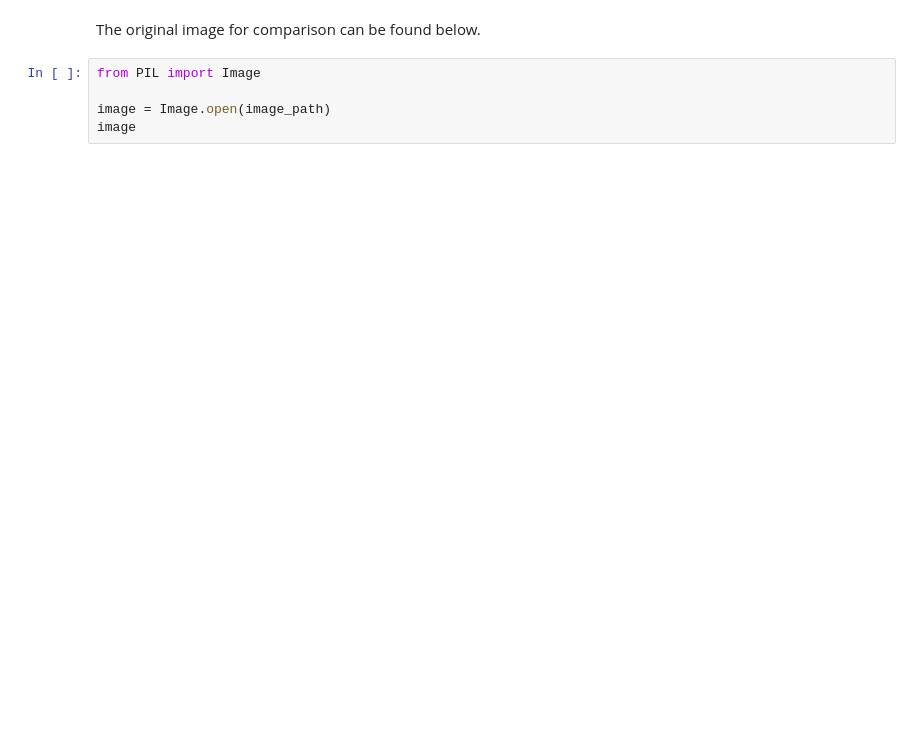
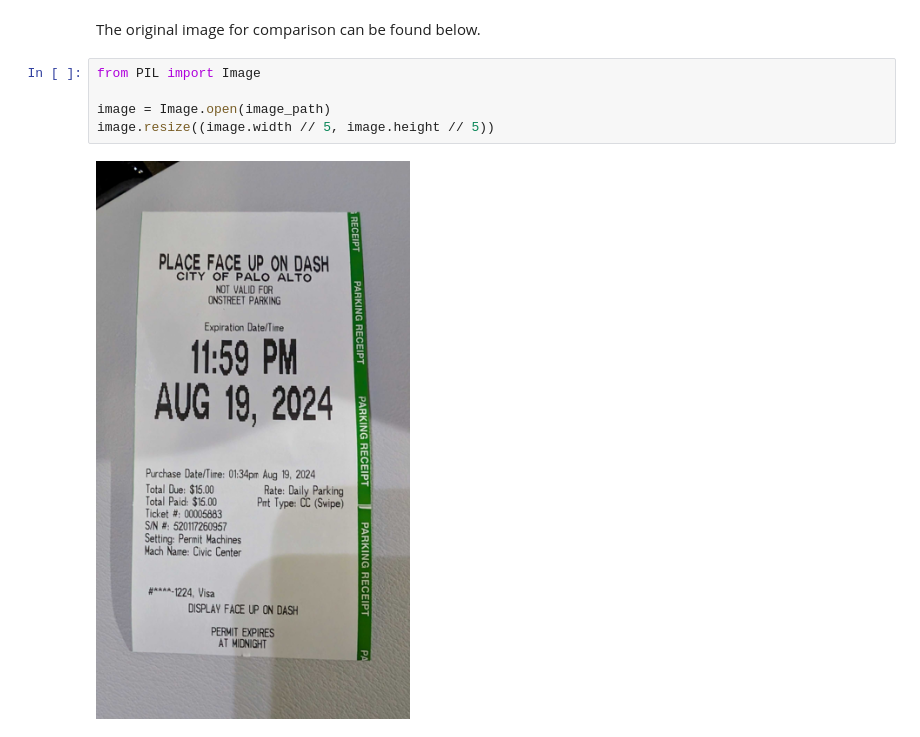
Before and after one commit to Lennartstachowiak/ChatDev, a Jupyter notebook: mistral/ocr/structured_ocr.ipynb, the cells around one changed output. Saved outputs shown, nothing was run; the diff lists cells and outputs as text; blank space fills up the shorter version.

```diff
--- a/mistral/ocr/structured_ocr.ipynb
+++ b/mistral/ocr/structured_ocr.ipynb
@@ -283,5 +388,7 @@ The original image for comparison can be found below.
 # %%
 from PIL import Image
 
 image = Image.open(image_path)
-image
+image.resize((image.width // 5, image.height // 5))
+# %% [output]
+[figure, added]
```
Also changed, not shown: parts of 42 cells of this notebook.
